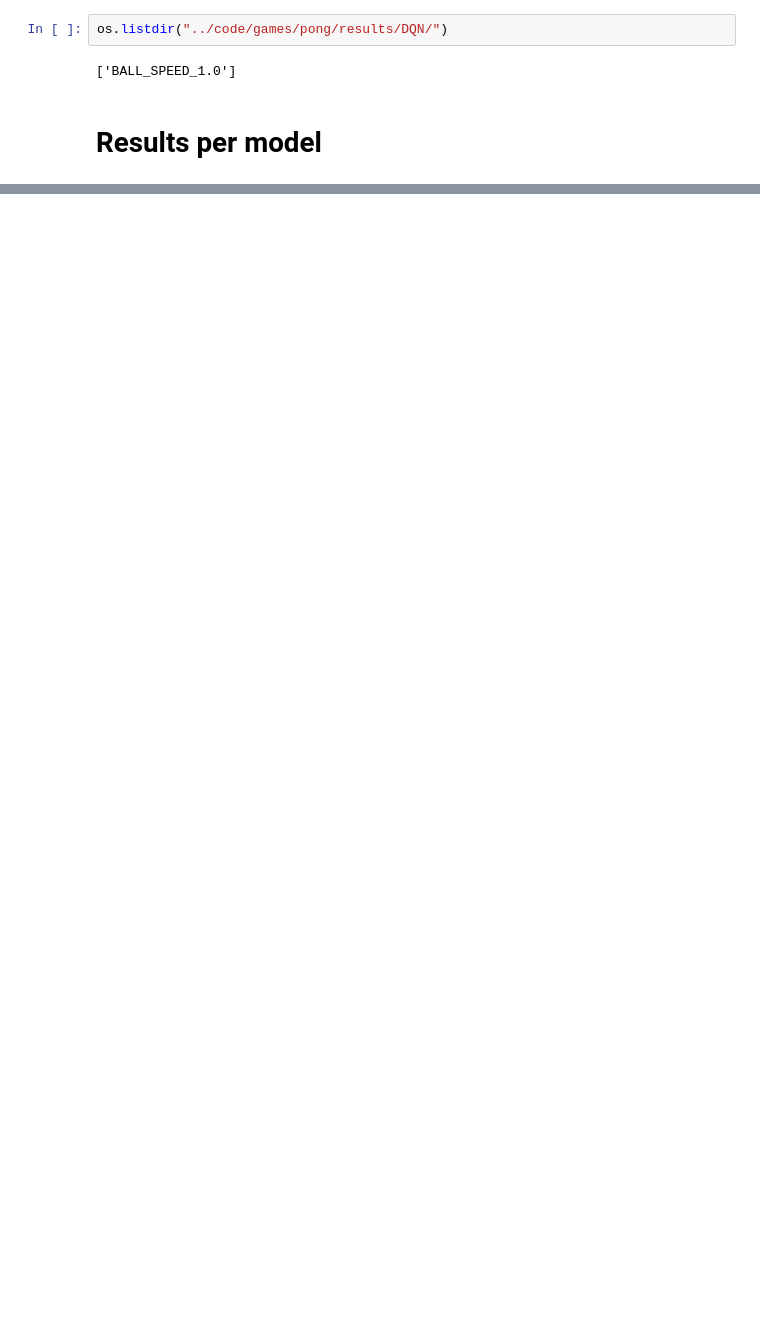
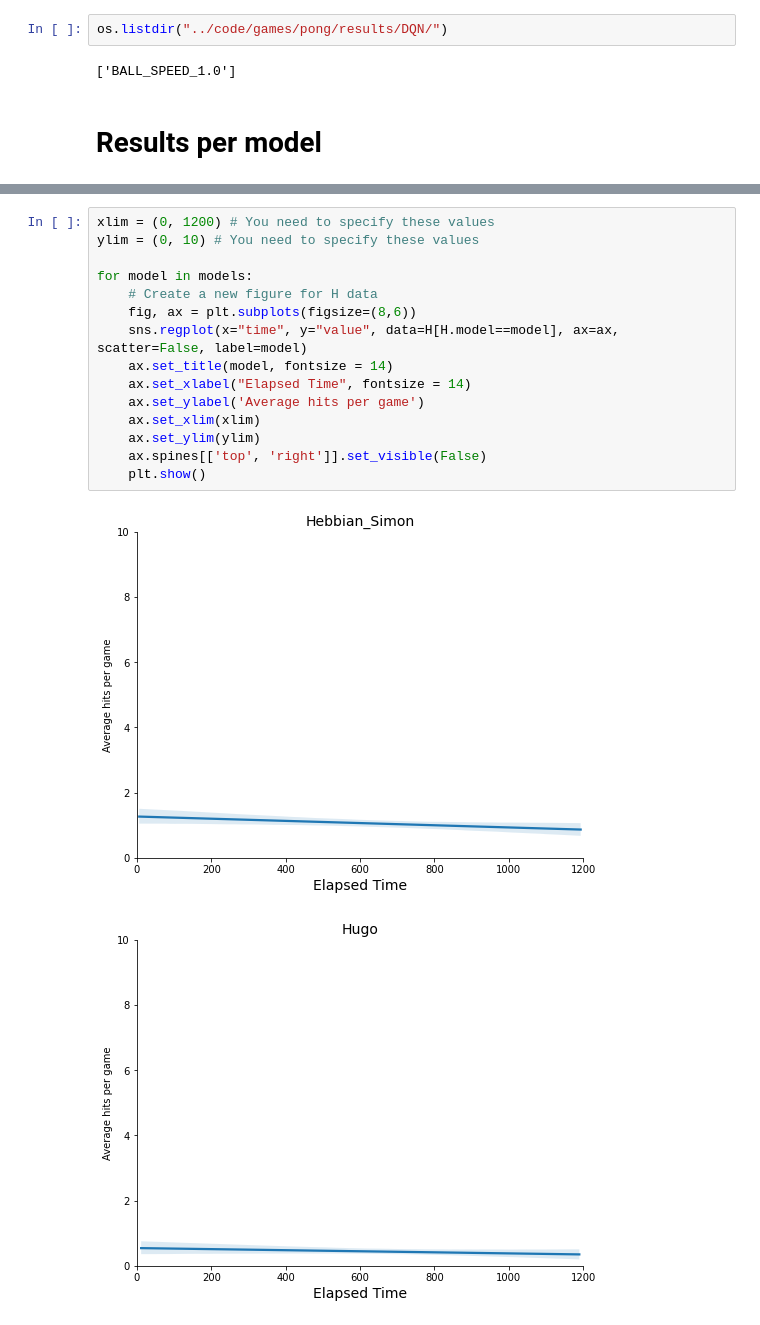
Before and after one commit to neuromorphs/BrainDishSiMulator, a Jupyter notebook: notebooks/2023-07-06_Neuromorphs_DQN_analysis.ipynb, the cells around one changed output, grey strips where cells are left out. Saved outputs shown, nothing was run; the diff lists cells and outputs as text; blank space fills up the shorter version.

```diff
--- a/notebooks/2023-07-06_Neuromorphs_DQN_analysis.ipynb
+++ b/notebooks/2023-07-06_Neuromorphs_DQN_analysis.ipynb
@@ -436,3 +451,21 @@ for model in models:
 H = pd.concat(hits_per_rally)
 A = pd.concat(aces_ratios)
 L = pd.concat(long_ratios)
+# %%
+xlim = (0, 1200) # You need to specify these values
+ylim = (0, 10) # You need to specify these values
+
+for model in models:
+    # Create a new figure for H data
+    fig, ax = plt.subplots(figsize=(8,6))
+    sns.regplot(x="time", y="value", data=H[H.model==model], ax=ax, scatter=False, label=model)
+    ax.set_title(model, fontsize = 14)
+    ax.set_xlabel("Elapsed Time", fontsize = 14)
+    ax.set_ylabel('Average hits per game')
+    ax.set_xlim(xlim)
+    ax.set_ylim(ylim)
+    ax.spines[['top', 'right']].set_visible(False)
+    plt.show()
+# %% [output]
+[figure, added]
+[figure, added]
```
Also changed, not shown: parts of 12 cells of this notebook, 3 other files.
